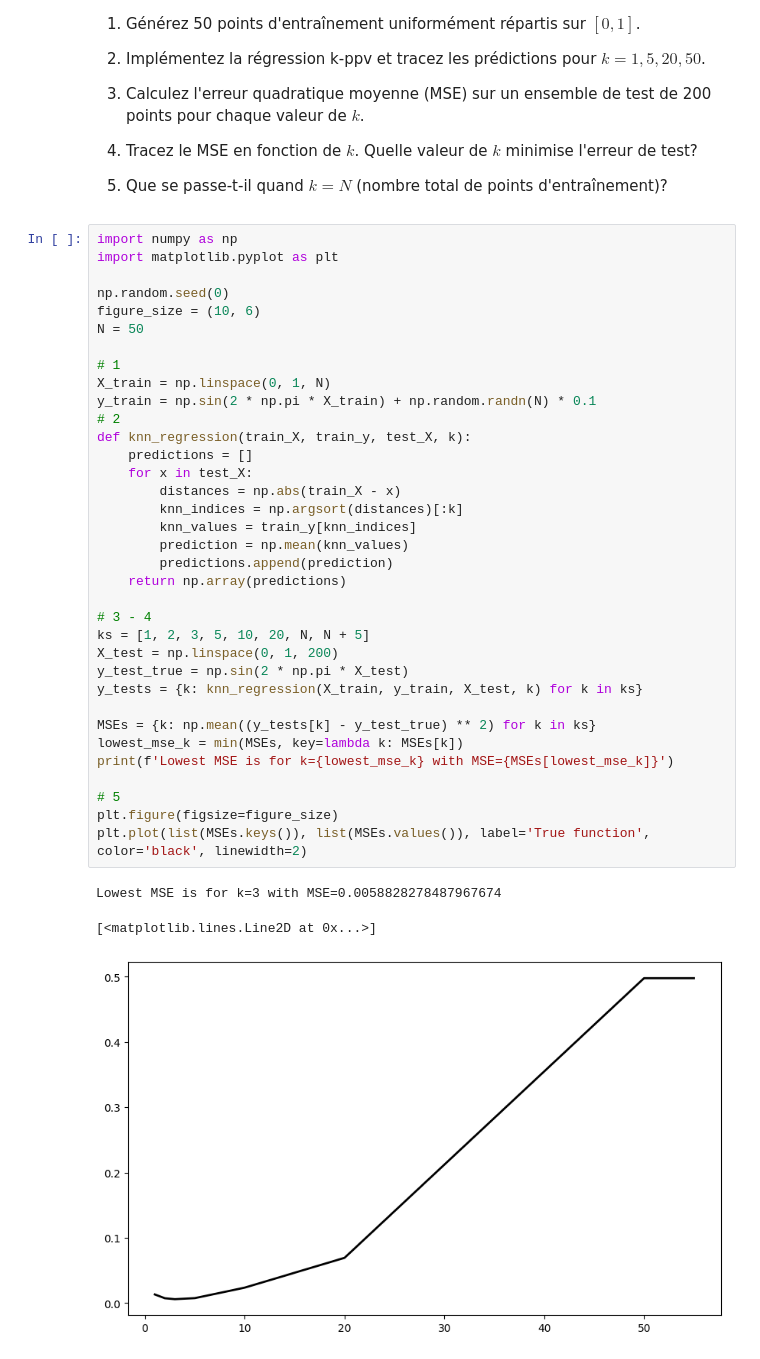
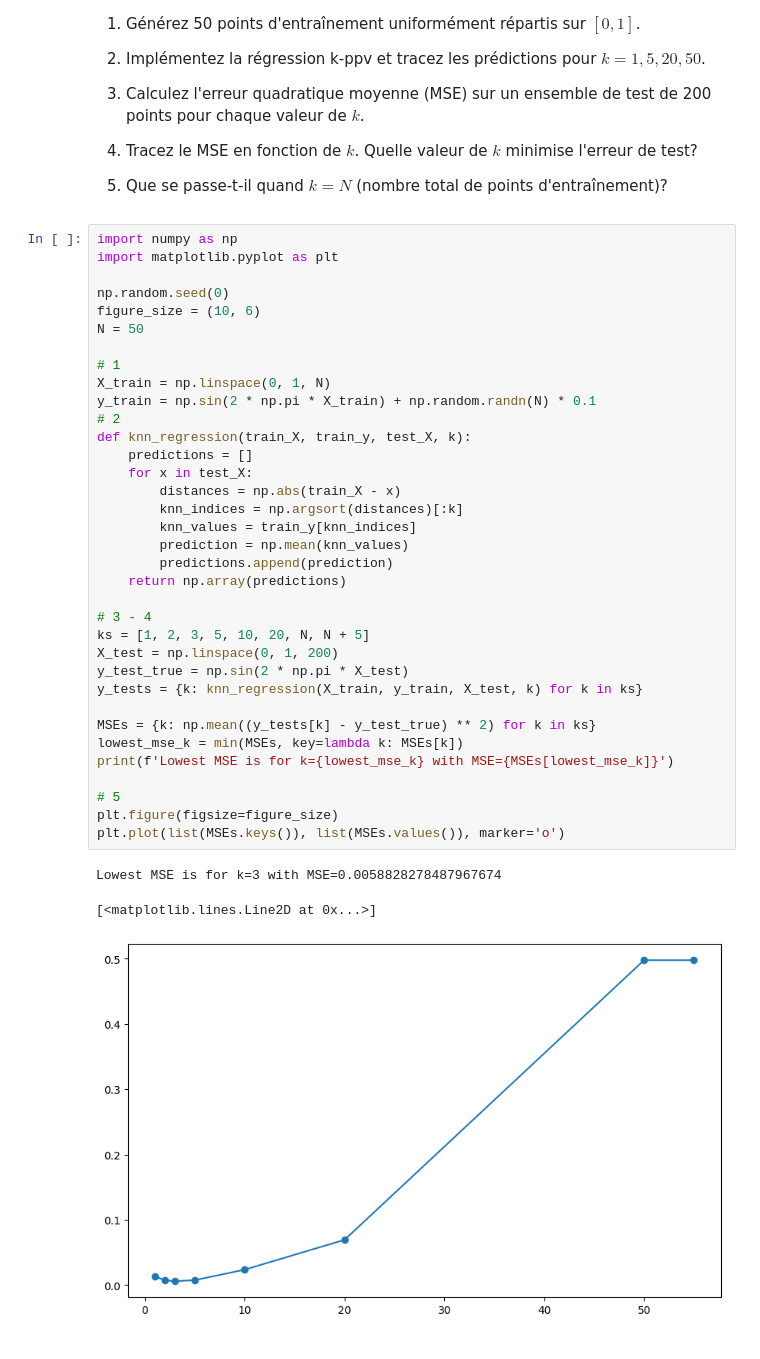
Before and after one commit to trvslhlt/ift_6390_machine_learning, a Jupyter notebook: exercises/00_non_parametric_methods/examples.ipynb, the cells around one changed output. Saved outputs shown, nothing was run; the diff lists cells and outputs as text.

```diff
--- a/exercises/00_non_parametric_methods/examples.ipynb
+++ b/exercises/00_non_parametric_methods/examples.ipynb
@@ -222,32 +222,32 @@ N = 50
 
 # 1
 X_train = np.linspace(0, 1, N)
 y_train = np.sin(2 * np.pi * X_train) + np.random.randn(N) * 0.1
 # 2
 def knn_regression(train_X, train_y, test_X, k):
     predictions = []
     for x in test_X:
         distances = np.abs(train_X - x)
         knn_indices = np.argsort(distances)[:k]
         knn_values = train_y[knn_indices]
         prediction = np.mean(knn_values)
         predictions.append(prediction)
     return np.array(predictions)
 
 # 3 - 4
 ks = [1, 2, 3, 5, 10, 20, N, N + 5]
 X_test = np.linspace(0, 1, 200)
 y_test_true = np.sin(2 * np.pi * X_test)
 y_tests = {k: knn_regression(X_train, y_train, X_test, k) for k in ks}
 
 MSEs = {k: np.mean((y_tests[k] - y_test_true) ** 2) for k in ks}
 lowest_mse_k = min(MSEs, key=lambda k: MSEs[k])
 print(f'Lowest MSE is for k={lowest_mse_k} with MSE={MSEs[lowest_mse_k]}')
 
 # 5
 plt.figure(figsize=figure_size)
-plt.plot(list(MSEs.keys()), list(MSEs.values()), label='True function', color='black', linewidth=2)
+plt.plot(list(MSEs.keys()), list(MSEs.values()), marker='o')
 # %% [output]
 Lowest MSE is for k=3 with MSE=0.0058828278487967674
 [<matplotlib.lines.Line2D at 0x...>]
-[figure, old version]
+[figure, new version]
```
Also changed, not shown: parts of 3 cells of this notebook.
